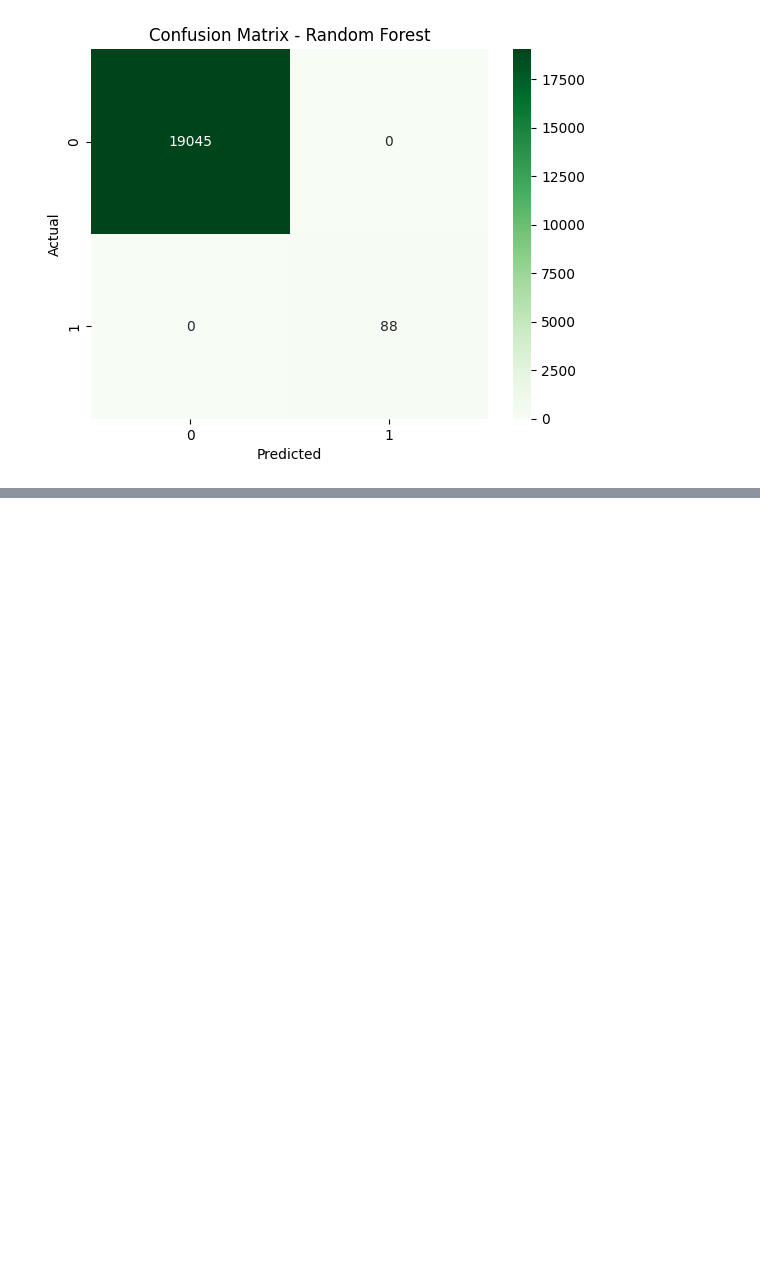
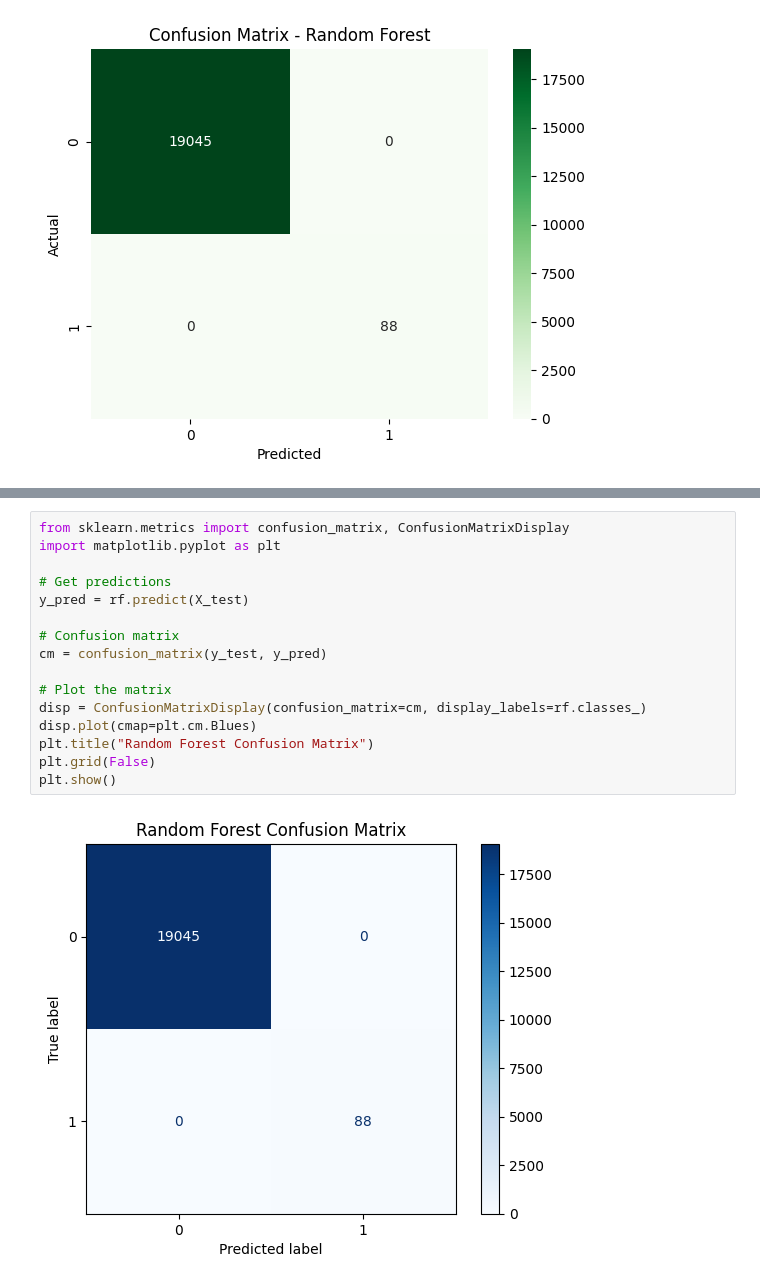
Before and after one commit to Bisrath1/Credit-risk-model, a Jupyter notebook: notebooks/03_model_training.ipynb, the cells around one changed output, grey strips where cells are left out. Drawn from its saved outputs; the diff is of its cells as text; blank space fills up the shorter version.

```diff
--- a/notebooks/03_model_training.ipynb
+++ b/notebooks/03_model_training.ipynb
@@ -122,0 +159,18 @@ weighted avg       1.00      1.00      1.00     19133
+# %%
+from sklearn.metrics import confusion_matrix, ConfusionMatrixDisplay
+import matplotlib.pyplot as plt
+
+# Get predictions
+y_pred = rf.predict(X_test)
+
+# Confusion matrix
+cm = confusion_matrix(y_test, y_pred)
+
+# Plot the matrix
+disp = ConfusionMatrixDisplay(confusion_matrix=cm, display_labels=rf.classes_)
+disp.plot(cmap=plt.cm.Blues)
+plt.title("Random Forest Confusion Matrix")
+plt.grid(False)
+plt.show()
+# %% [output]
+[figure, added]
```
Also changed, not shown: parts of 7 cells of this notebook.
